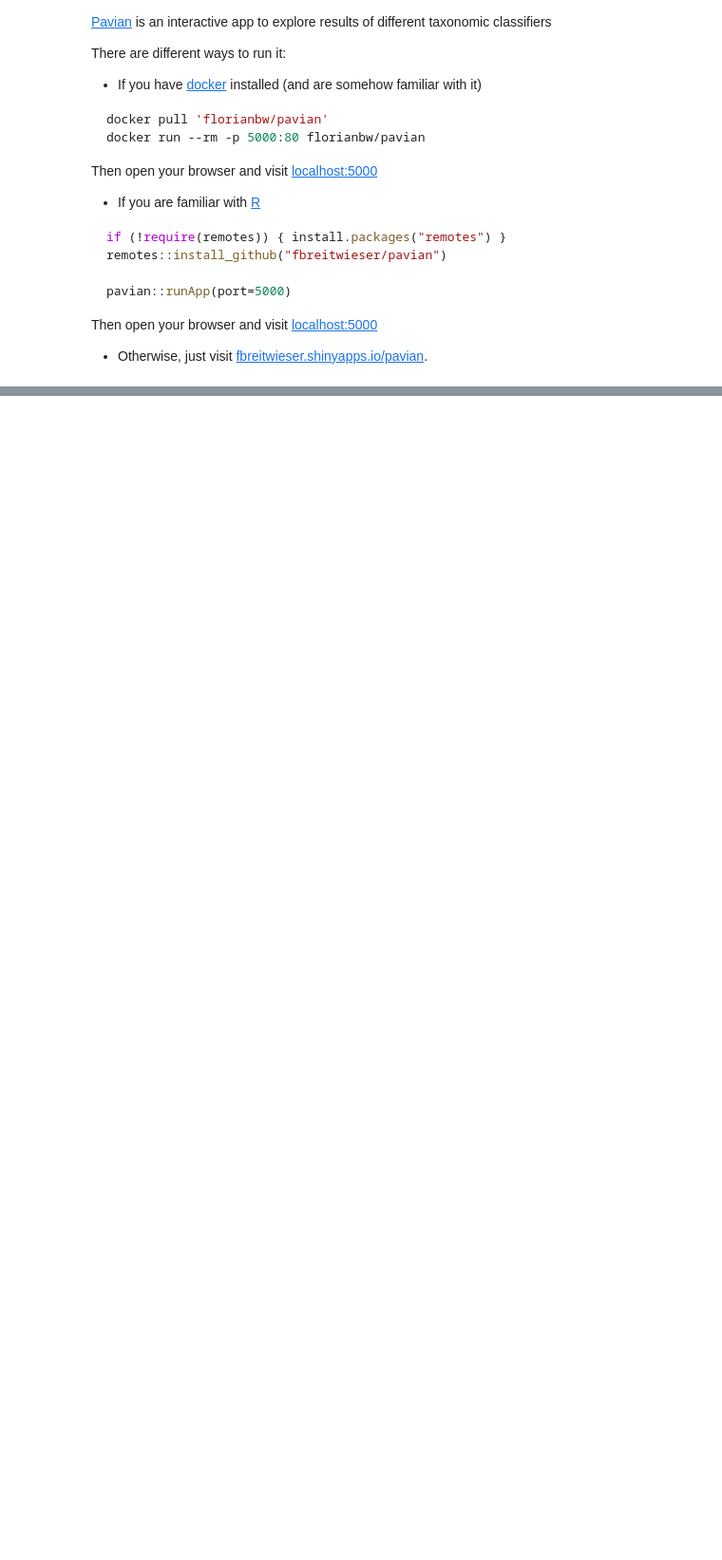
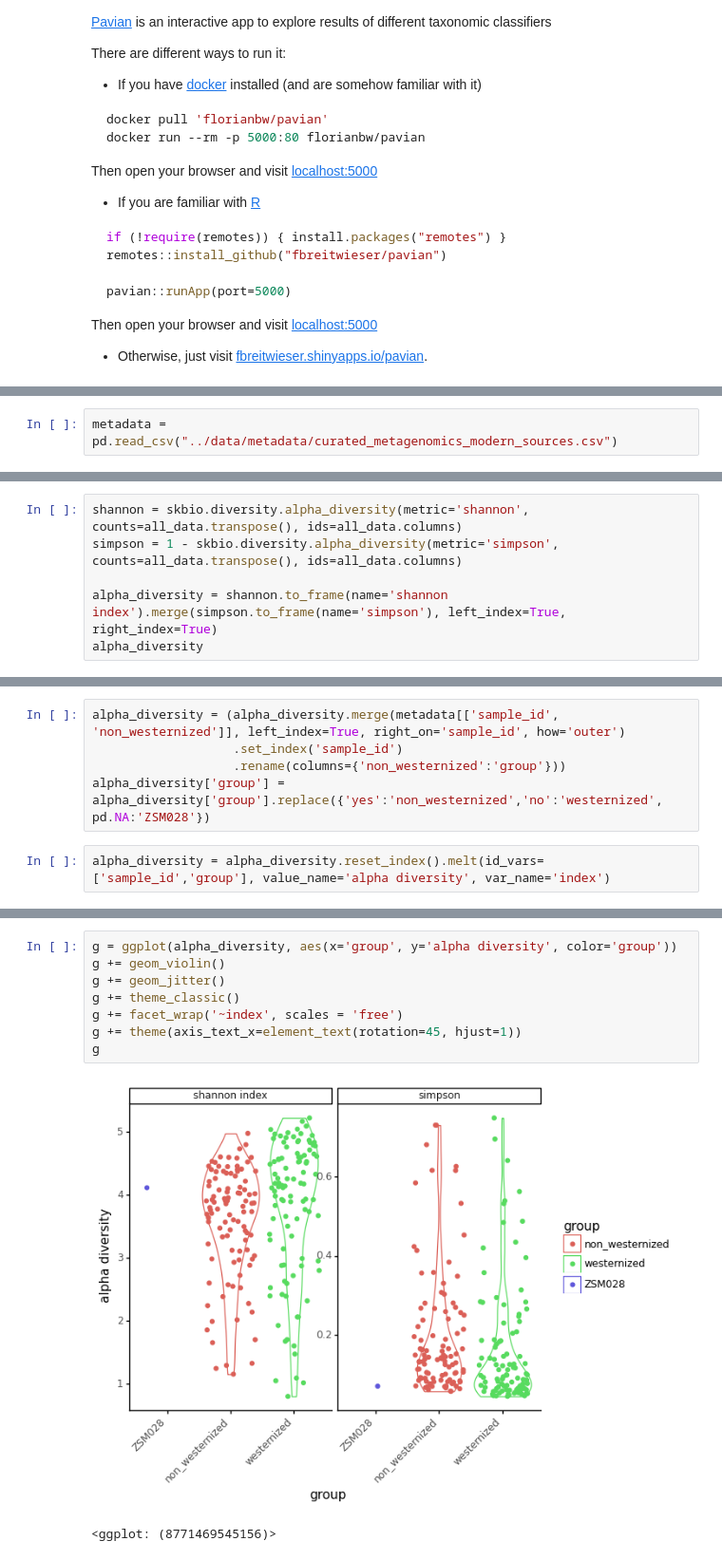
Before and after one commit to MPI-SHH-SummerSchool/dag-material, a Jupyter notebook: Hands on Introduction to Ancient Microbiome Analysis/tutorial/notebooks/analysis.ipynb, the cells around one changed output, grey strips where cells are left out. Shown at 95% size. Saved outputs shown, nothing was run; the diff lists cells and outputs as text; blank space fills up the shorter version.

```diff
--- a/Hands on Introduction to Ancient Microbiome Analysis/tutorial/notebooks/analysis.ipynb
+++ b/Hands on Introduction to Ancient Microbiome Analysis/tutorial/notebooks/analysis.ipynb
@@ -145,0 +240,2 @@ Then open your browser and visit [localhost:5000](localhost:5000)
+# %%
+metadata = pd.read_csv("../data/metadata/curated_metagenomics_modern_sources.csv")
@@ -145,0 +292,6 @@ Then open your browser and visit [localhost:5000](localhost:5000)
+# %%
+shannon = skbio.diversity.alpha_diversity(metric='shannon', counts=all_data.transpose(), ids=all_data.columns)
+simpson = 1 - skbio.diversity.alpha_diversity(metric='simpson', counts=all_data.transpose(), ids=all_data.columns)
+
+alpha_diversity = shannon.to_frame(name='shannon index').merge(simpson.to_frame(name='simpson'), left_index=True, right_index=True)
+alpha_diversity
@@ -145,0 +314,7 @@ Then open your browser and visit [localhost:5000](localhost:5000)
+# %%
+alpha_diversity = (alpha_diversity.merge(metadata[['sample_id', 'non_westernized']], left_index=True, right_on='sample_id', how='outer')
+                   .set_index('sample_id')
+                   .rename(columns={'non_westernized':'group'}))
+alpha_diversity['group'] = alpha_diversity['group'].replace({'yes':'non_westernized','no':'westernized', pd.NA:'ZSM028'})
+# %%
+alpha_diversity = alpha_diversity.reset_index().melt(id_vars=['sample_id','group'], value_name='alpha diversity', var_name='index')
@@ -145,0 +337,11 @@ Then open your browser and visit [localhost:5000](localhost:5000)
+# %%
+g = ggplot(alpha_diversity, aes(x='group', y='alpha diversity', color='group'))
+g += geom_violin()
+g += geom_jitter()
+g += theme_classic()
+g += facet_wrap('~index', scales = 'free')
+g += theme(axis_text_x=element_text(rotation=45, hjust=1))
+g
+# %% [output]
+[figure, added]
+<ggplot: (8771469545156)>
```
Also changed, not shown: parts of 39 cells of this notebook.
